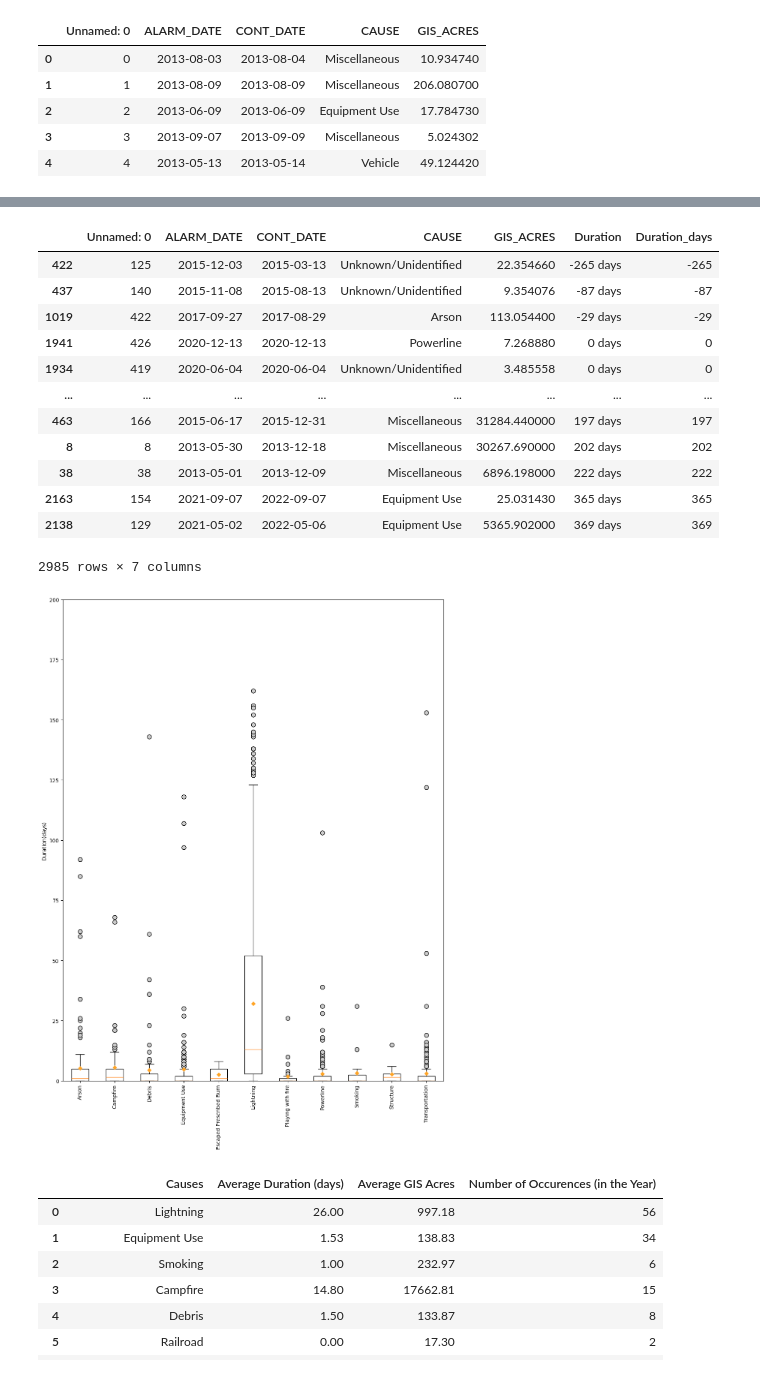
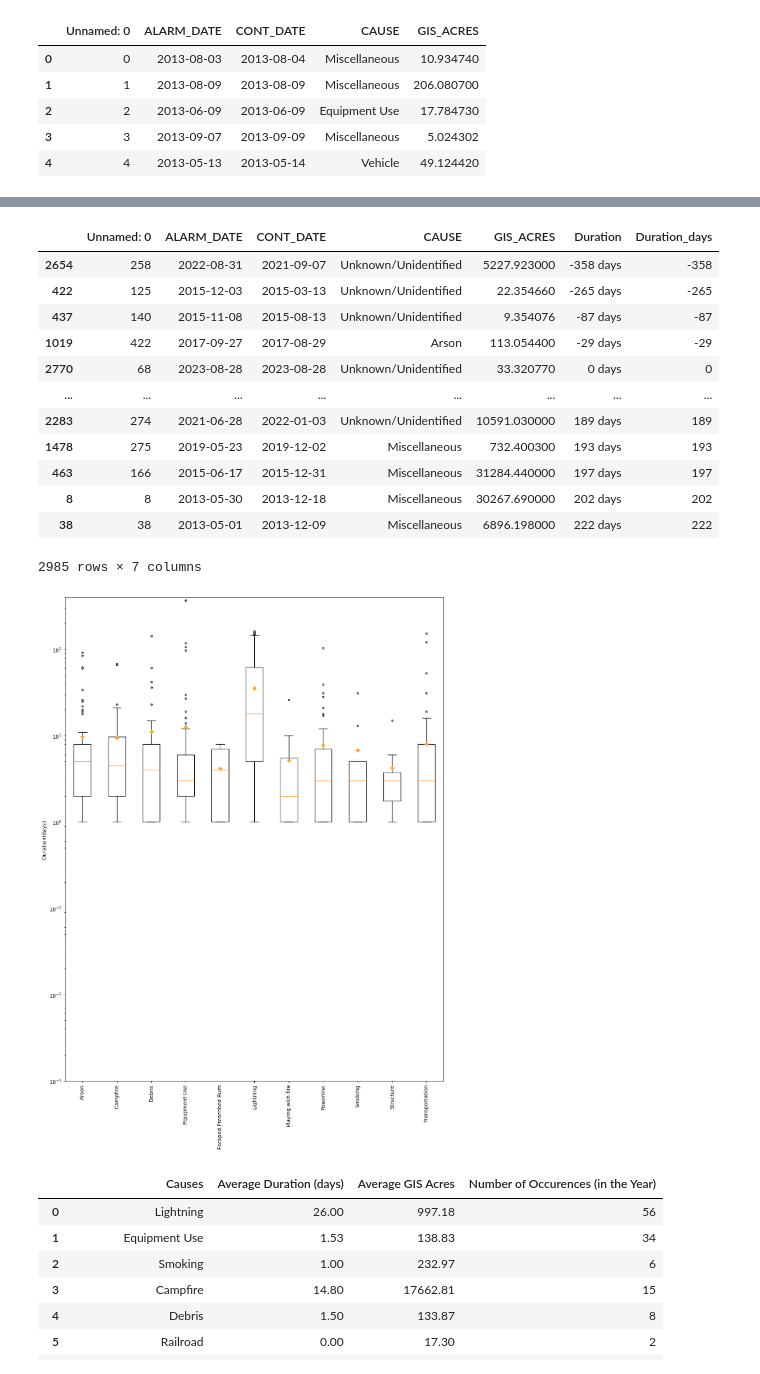
Before and after one commit to epsilonite/pandas-project, a Jupyter notebook: California Wildfire Seasonality/Long/Merged_Ignition_Source.ipynb, the cells around one changed output, grey strips where cells are left out. Cells and saved outputs as stored; diff of their text form; code cells hidden in the pictures.

```diff
--- a/California Wildfire Seasonality/Long/Merged_Ignition_Source.ipynb
+++ b/California Wildfire Seasonality/Long/Merged_Ignition_Source.ipynb
@@ -22,6 +22,8 @@ fire_data_merged_df.head()
 # %%
 fire_data_merged_df.loc[fire_data_merged_df['ALARM_DATE'] == '0219-05-29', 'ALARM_DATE'] = '2019-05-09'
 fire_data_merged_df.loc[fire_data_merged_df['CONT_DATE'] == '0219-05-29', 'CONT_DATE'] = '2019-05-09'
+fire_data_merged_df.loc[fire_data_merged_df['CONT_DATE'] == '2022-09-07', 'CONT_DATE'] = '2021-09-07'
+fire_data_merged_df.loc[fire_data_merged_df['CONT_DATE'] == '2022-05-06', 'CONT_DATE'] = '2021-05-06'
 # %%
 fire_data_merged_df['CONT_DATE'] = pd.to_datetime(fire_data_merged_df['CONT_DATE'])
 fire_data_merged_df['ALARM_DATE'] = pd.to_datetime(fire_data_merged_df['ALARM_DATE'])
@@ -67,44 +83,45 @@ fire_data_merged_df['Duration_days'] = fire_data_merged_df['Duration'].dt.days
 fire_data_merged_df.sort_values(by='Duration')
 # %% [output]
 |  | Unnamed: 0 | ALARM_DATE | CONT_DATE | CAUSE | GIS_ACRES | Duration | Duration_days |
+| 2654 | 258 | 2022-08-31 | 2021-09-07 | Unknown/Unidentified | 5227.923000 | -358 days | -358 |
 | 422 | 125 | 2015-12-03 | 2015-03-13 | Unknown/Unidentified | 22.354660 | -265 days | -265 |
 | 437 | 140 | 2015-11-08 | 2015-08-13 | Unknown/Unidentified | 9.354076 | -87 days | -87 |
 | 1019 | 422 | 2017-09-27 | 2017-08-29 | Arson | 113.054400 | -29 days | -29 |
-| 1941 | 426 | 2020-12-13 | 2020-12-13 | Powerline | 7.268880 | 0 days | 0 |
-| 1934 | 419 | 2020-06-04 | 2020-06-04 | Unknown/Unidentified | 3.485558 | 0 days | 0 |
+| 2770 | 68 | 2023-08-28 | 2023-08-28 | Unknown/Unidentified | 33.320770 | 0 days | 0 |
 | ... | ... | ... | ... | ... | ... | ... | ... |
+| 2283 | 274 | 2021-06-28 | 2022-01-03 | Unknown/Unidentified | 10591.030000 | 189 days | 189 |
+| 1478 | 275 | 2019-05-23 | 2019-12-02 | Miscellaneous | 732.400300 | 193 days | 193 |
 | 463 | 166 | 2015-06-17 | 2015-12-31 | Miscellaneous | 31284.440000 | 197 days | 197 |
 | 8 | 8 | 2013-05-30 | 2013-12-18 | Miscellaneous | 30267.690000 | 202 days | 202 |
 | 38 | 38 | 2013-05-01 | 2013-12-09 | Miscellaneous | 6896.198000 | 222 days | 222 |
-| 2163 | 154 | 2021-09-07 | 2022-09-07 | Equipment Use | 25.031430 | 365 days | 365 |
-| 2138 | 129 | 2021-05-02 | 2022-05-06 | Equipment Use | 5365.902000 | 369 days | 369 |
 2985 rows × 7 columns
 # %%
-cause_list = fire_data_merged_df['CAUSE'].unique()
+df_filtered = fire_data_merged_df[fire_data_merged_df['Duration_days'] > 0]
+cause_list = df_filtered['CAUSE'].unique()
 value_to_remove = 'Miscellaneous'
 new_arr = cause_list[cause_list != value_to_remove]
 value_to_remove = 'Unknown/Unidentified'
 cause_list = new_arr[new_arr != value_to_remove]
-cause_gis = fire_data_merged_df[fire_data_merged_df['CAUSE'].isin(cause_list)]
+cause_gis = df_filtered[df_filtered['CAUSE'].isin(cause_list)]
 grouped_data = cause_gis.groupby('CAUSE')['Duration_days'].apply(list)
 
 # # Create a box plot
 # Highlight potential outliers by changing their color or style
 plt.figure(figsize=(11,15))
 meanprops = dict(marker='D', markeredgecolor='none',markerfacecolor='#ffa425')
 plt.boxplot(grouped_data.values, tick_labels=grouped_data.index, showfliers=True, patch_artist=False,
-            flierprops=dict(marker='o', markerfacecolor='#ccc', markersize=8), meanprops = meanprops,showmeans = True
+            flierprops=dict(marker='o', markerfacecolor='#ccc', markersize=3), meanprops = meanprops,showmeans = True
 )
 
 # Add labels and title
-plt.ylim(0, 200)
+plt.ylim(0.001, 400)
 plt.xticks(rotation=90)
 plt.ylabel('Duration(days)')
-# plt.yscale('log')
+plt.yscale('log')
 plt.tight_layout()
 plt.show()
 # %% [output]
-[figure, old version]
+[figure, new version]
 # %%
 fire_data_23 = Path("outputs/fire_source_2023.csv")
 fire_data_22 = Path("outputs/fire_source_2022.csv")
```
Also changed, not shown: parts of 2 cells of this notebook, 5 other files.
